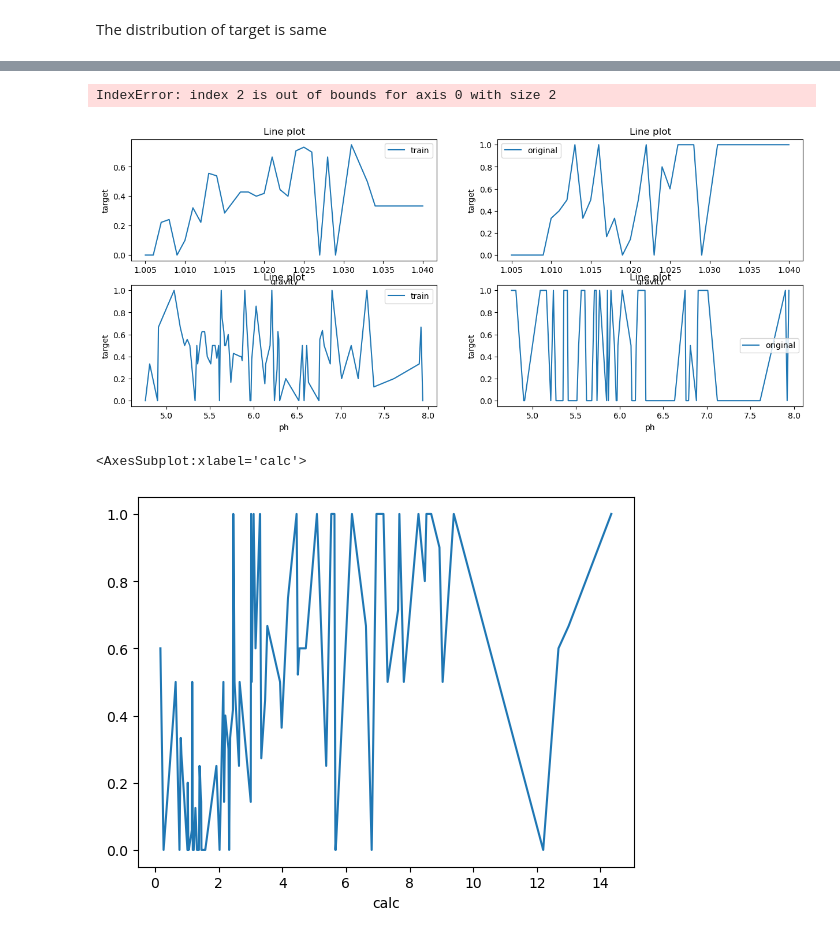
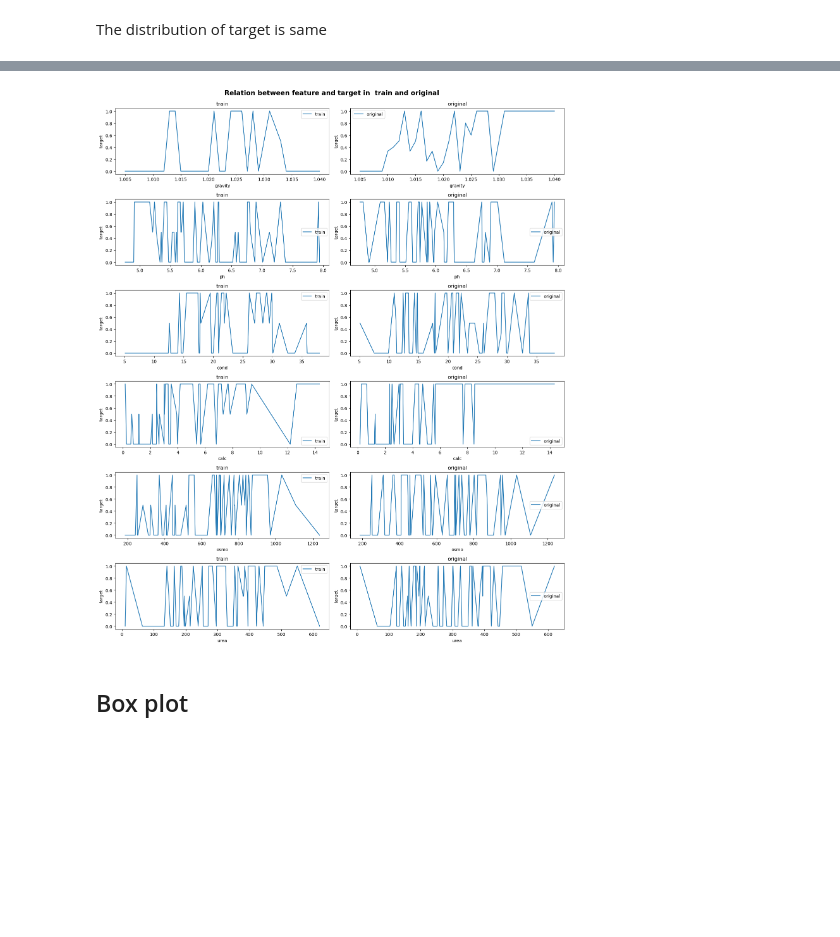
Before and after one commit to shoabahamed/kaggle_playground_season_3_episode_12, a Jupyter notebook: playground-s-3-ep-12-eda-baseline-submission.ipynb, the cells around one changed output, grey strips where cells are left out. Drawn from its saved outputs; the diff is of its cells as text; code cells hidden in the pictures; blank space fills up the shorter version.

```diff
--- a/playground-s-3-ep-12-eda-baseline-submission.ipynb
+++ b/playground-s-3-ep-12-eda-baseline-submission.ipynb
@@ -534,14 +419,27 @@ def plot_hist(df, x, x_label=None, title='Distribution', legend=None, **kwargs):
 
     ax.set_title(title) # sets the title of the plot
+# %%
+con_feats = train.select_dtypes(include='float').columns.tolist()
+discrete_feats = train.drop(['id', 'target'], axis=1).select_dtypes('int').columns.tolist()
 # %%
-con_feats = train.select_dtypes(include='float').columns.tolist()
-nrows = len(con_feats)
+def get_nbins(df):
+    return int(np.ceil(np.log2(len(train)) + 1))
+
+nrows = len(con_feats + discrete_feats)
 ncols = 3
+
+train_nbins = get_nbins(train)
+test_nbins = get_nbins(test)
+original_nbins = get_nbins(original)
 
 fig, ax = plt.subplots(nrows, ncols, figsize=(15, 3*nrows))
 
-for i, feat in enumerate(con_feats):
-    plot_hist(train, feat, legend='train', title=None, ax=ax[i][0], kde=True, bins=20)
-    plot_hist(original, feat, legend='original', title=None, ax=ax[i][1], kde=True, bins=20)
-    plot_hist(test, feat, legend='test', title=None, ax=ax[i][2], kde=True, bins=20)
+for i, feat in enumerate(con_feats+discrete_feats):
+    plot_hist(train, feat, legend='train', title=None, ax=ax[i][0], kde=True, bins=train_nbins)
+    plot_hist(original, feat, legend='original', title=None, ax=ax[i][1], kde=True, bins=original_nbins)
+    plot_hist(test, feat, legend='test', title=None, ax=ax[i][2], kde=True, bins=test_nbins)
+
+
+fig.suptitle("Distribution in train, original and test dataset\n", fontsize=15, fontweight='bold')
+plt.tight_layout()
 # %% [output]
@@ -555,23 +455,22 @@ def plot_line(df, x=None, y=None, title="Line plot", legend=None, **kwargs):
     if legend: # set custom legend if provided
         ax.legend(labels=[legend])
 # %%
-disc_feats = train.drop(['id', 'target'], axis=1).select_dtypes('int').columns.tolist()
 target = 'target'
-nrows = len(disc_feats)
+nrows = len(discrete_feats+con_feats)
 ncols = 2
 
 fig, ax = plt.subplots(nrows, ncols, figsize=(15, 3*nrows))
 
-for i, feat in enumerate(con_feats):
-    agg_train = train.groupby(feat)[target].mean().reset_index()
+for i, feat in enumerate(con_feats+discrete_feats):
+    agg_train = train.groupby(feat)[target].median().reset_index()
     agg_org = original.groupby(feat)[target].mean().reset_index()
-    plot_line(agg_train, x=feat, y=target, legend='train', ax=ax[i][0])
-    plot_line(agg_org, x=feat, y=target, legend='original', ax=ax[i][1])
+    plot_line(agg_train, x=feat, y=target, legend='train', title='train', ax=ax[i][0])
+    plot_line(agg_org, x=feat, y=target, legend='original', title='original', ax=ax[i][1])
+
+
+fig.suptitle("Relation between feature and target in  train and original\n", fontsize=15, fontweight='bold')
+plt.tight_layout()
 # %% [output]
-IndexError: index 2 is out of bounds for axis 0 with size 2
-[figure, old version]
+[figure, new version]
-# %%
-values.plot()
-# %% [output]
-<AxesSubplot:xlabel='calc'>
-[figure, removed]
+# %% [markdown]
+## Box plot
```
Also changed, not shown: parts of 16 cells of this notebook.
